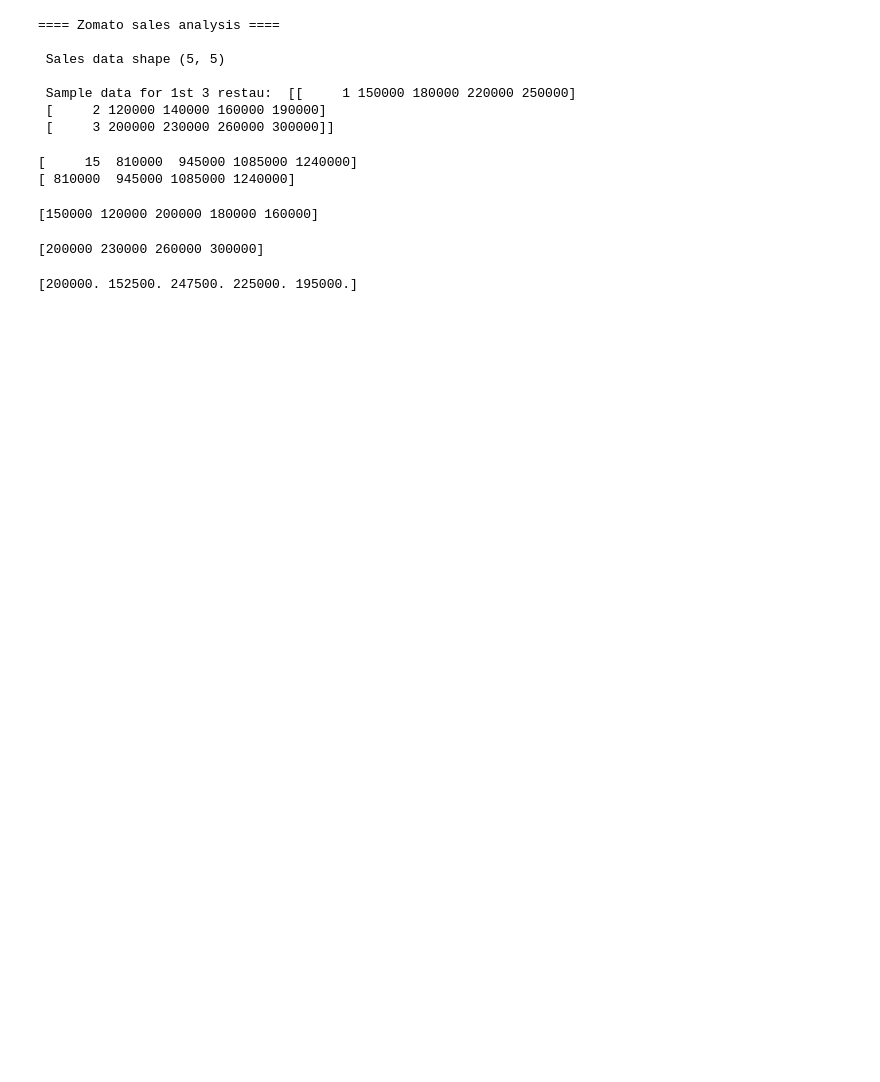
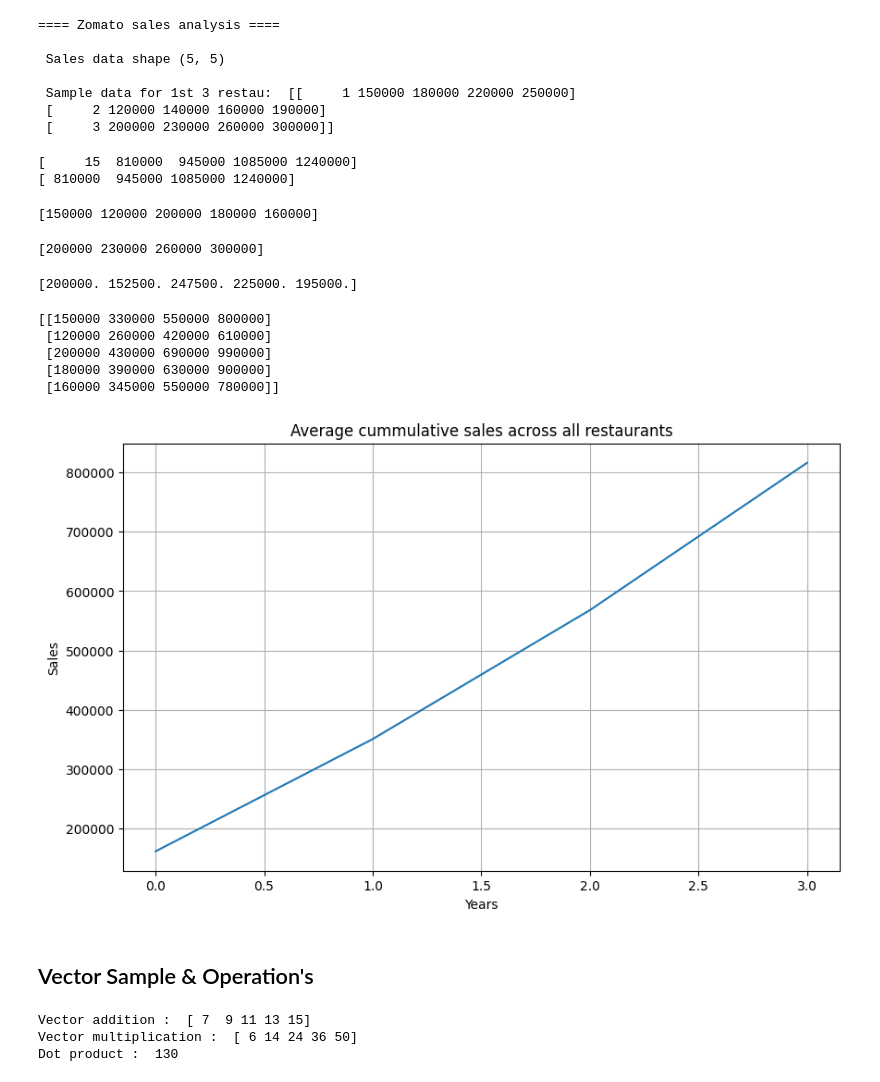
Before and after one commit to lordxsumit/AI-ML, a Jupyter notebook: NumPY Tutorial/phase-3.ipynb, the cells around one changed output. Saved outputs shown, nothing was run; the diff lists cells and outputs as text; code cells hidden in the pictures; blank space fills up the shorter version.

```diff
--- a/NumPY Tutorial/phase-3.ipynb
+++ b/NumPY Tutorial/phase-3.ipynb
@@ -53,3 +56,37 @@ avg_sales = np.mean(sales_data[:, 1:], axis=1)
 print(avg_sales)
 # %% [output]
 [200000. 152500. 247500. 225000. 195000.]
+# %%
+cumilative_sum = np.cumsum(sales_data[:, 1:], axis=1)
+print(cumilative_sum)
+# %% [output]
+[[150000 330000 550000 800000]
+ [120000 260000 420000 610000]
+ [200000 430000 690000 990000]
+ [180000 390000 630000 900000]
+ [160000 345000 550000 780000]]
+# %%
+plt.figure(figsize=(10,6))
+plt.plot(np.mean(cumilative_sum, axis=0))
+plt.title("Average cummulative sales across all restaurants")
+plt.xlabel("Years")
+plt.ylabel("Sales")
+plt.grid(True)
+plt.show()          # This is only used in python notebook.
+# %% [output]
+[figure, added]
+# %% [markdown]
+## Vector Sample & Operation's
+# %%
+vector1 = np.array([1,2,3,4,5])
+vector2 = np.array([6,7,8,9,10])
+
+print("Vector addition : ", vector1 + vector2)
+
+print("Vector multiplication : ", vector1 * vector2)
+
+print("Dot product : ", np.dot(vector1, vector2))
+# %% [output]
+Vector addition :  [ 7  9 11 13 15]
+Vector multiplication :  [ 6 14 24 36 50]
+Dot product :  130
```
Also changed, not shown: parts of 3 cells of this notebook, 1 other file.
